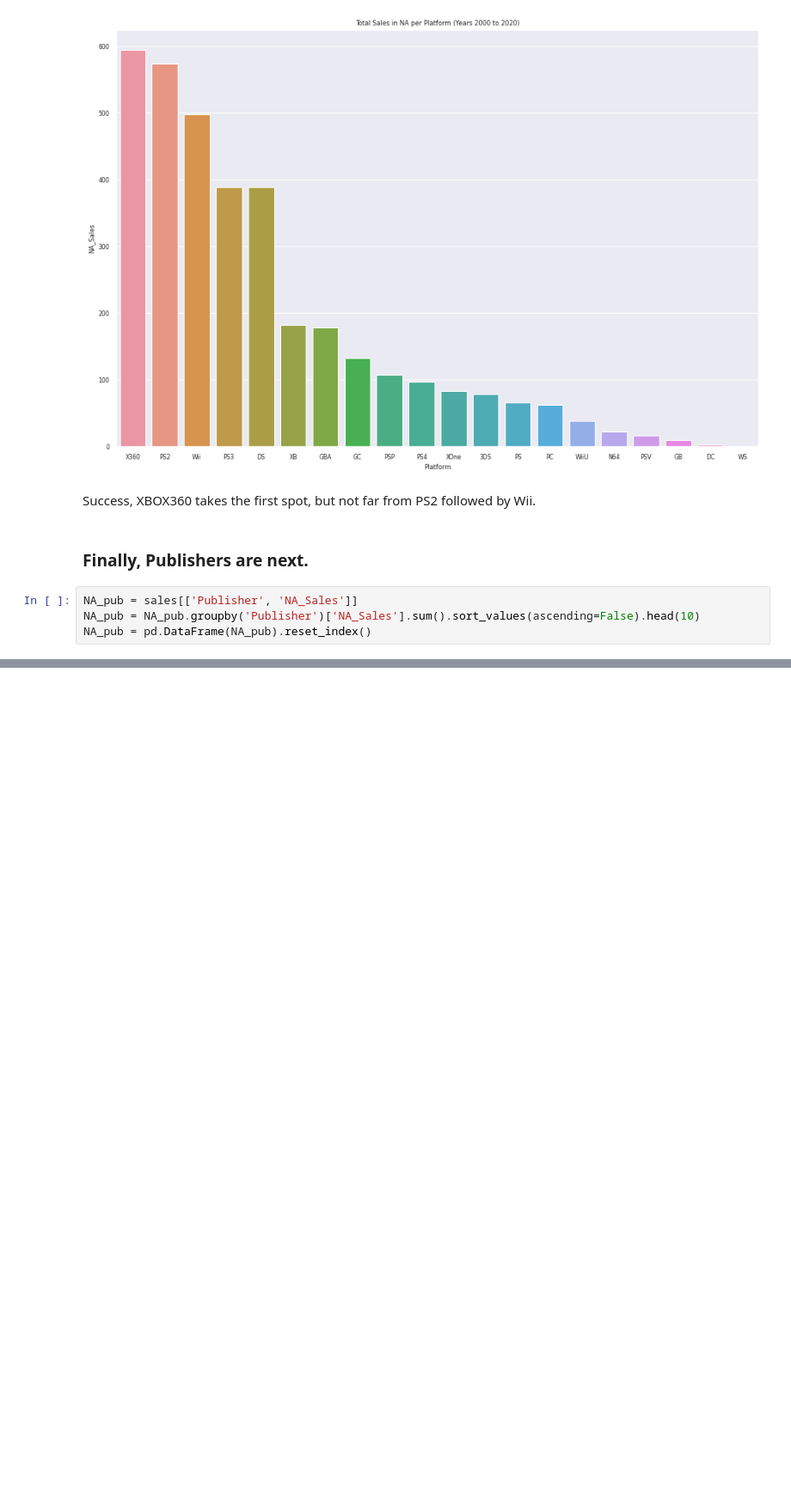
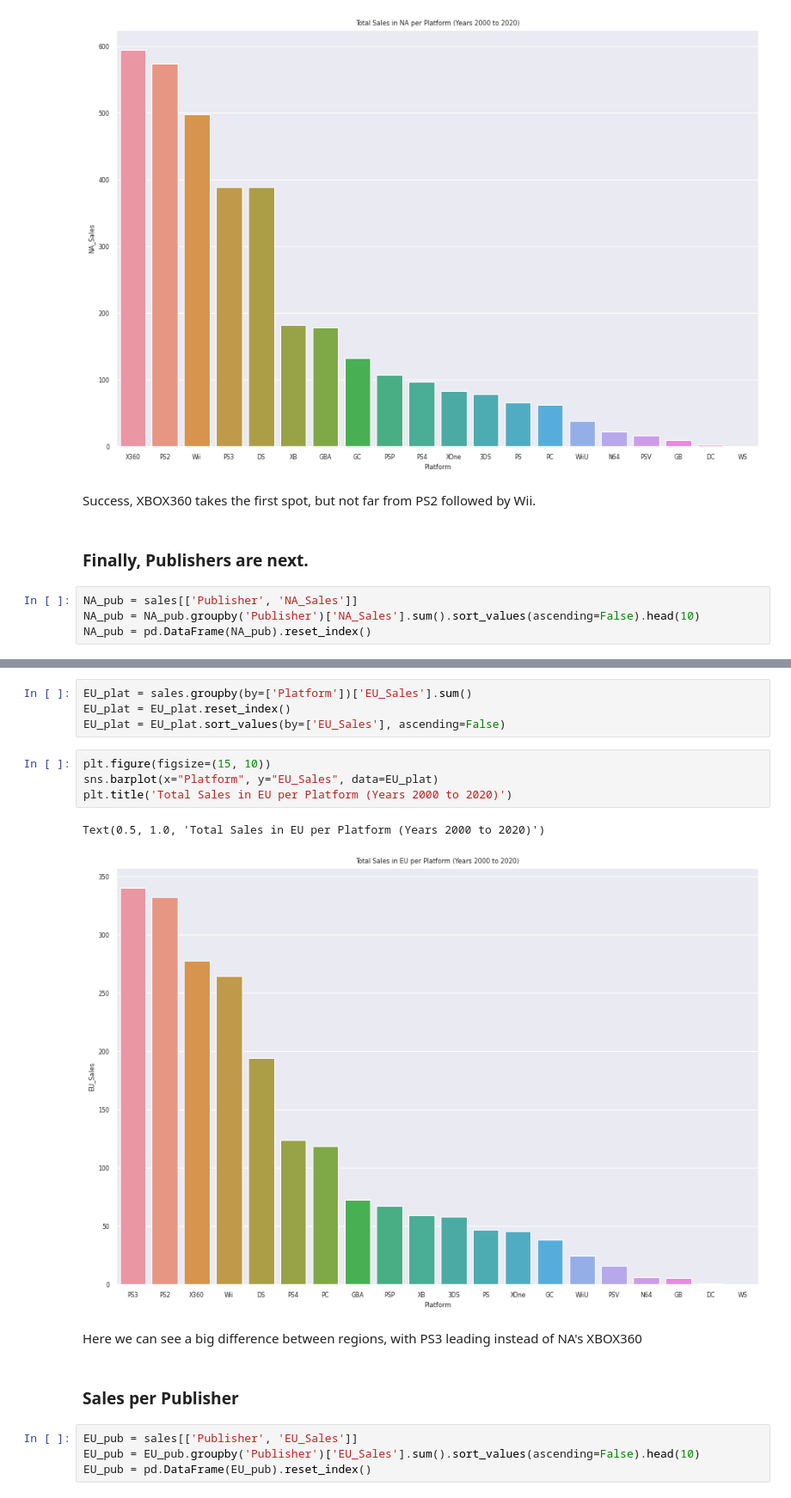
Before and after one commit to debanshu7/Video-Games-Sales-Analysis-EDA, a Jupyter notebook: video-games-sales-analysis-eda.ipynb, the cells around one changed output, grey strips where cells are left out. Shown: that part at 86% size. Saved outputs shown, nothing was run; the diff lists cells and outputs as text; blank space fills up the shorter version.

```diff
--- a/video-games-sales-analysis-eda.ipynb
+++ b/video-games-sales-analysis-eda.ipynb
@@ -207,0 +236,19 @@ NA_pub = pd.DataFrame(NA_pub).reset_index()
+# %%
+EU_plat = sales.groupby(by=['Platform'])['EU_Sales'].sum()
+EU_plat = EU_plat.reset_index()
+EU_plat = EU_plat.sort_values(by=['EU_Sales'], ascending=False)
+# %%
+plt.figure(figsize=(15, 10))
+sns.barplot(x="Platform", y="EU_Sales", data=EU_plat)
+plt.title('Total Sales in EU per Platform (Years 2000 to 2020)')
+# %% [output]
+Text(0.5, 1.0, 'Total Sales in EU per Platform (Years 2000 to 2020)')
+[figure, added]
+# %% [markdown]
+Here we can see a big difference between regions, with PS3 leading instead of NA's XBOX360
+# %% [markdown]
+### Sales per Publisher
+# %%
+EU_pub = sales[['Publisher', 'EU_Sales']]
+EU_pub = EU_pub.groupby('Publisher')['EU_Sales'].sum().sort_values(ascending=False).head(10)
+EU_pub = pd.DataFrame(EU_pub).reset_index()
```
Also changed, not shown: parts of 45 cells of this notebook.
